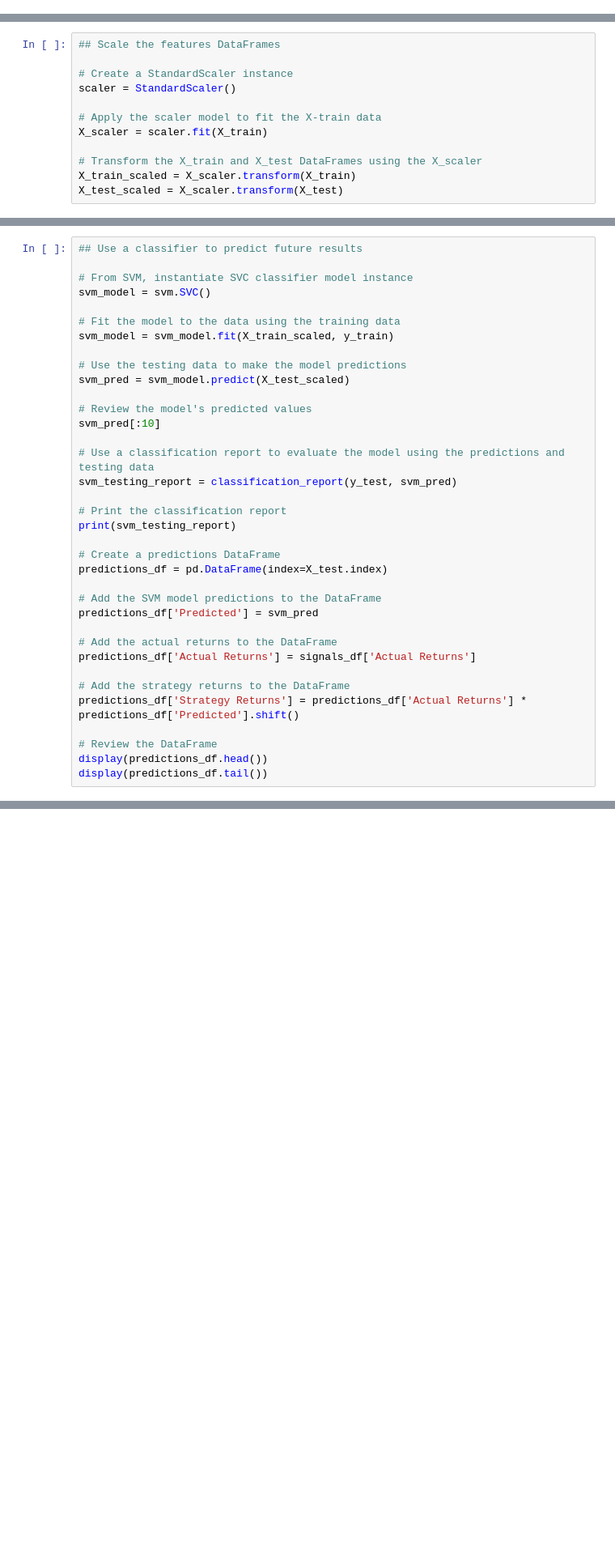
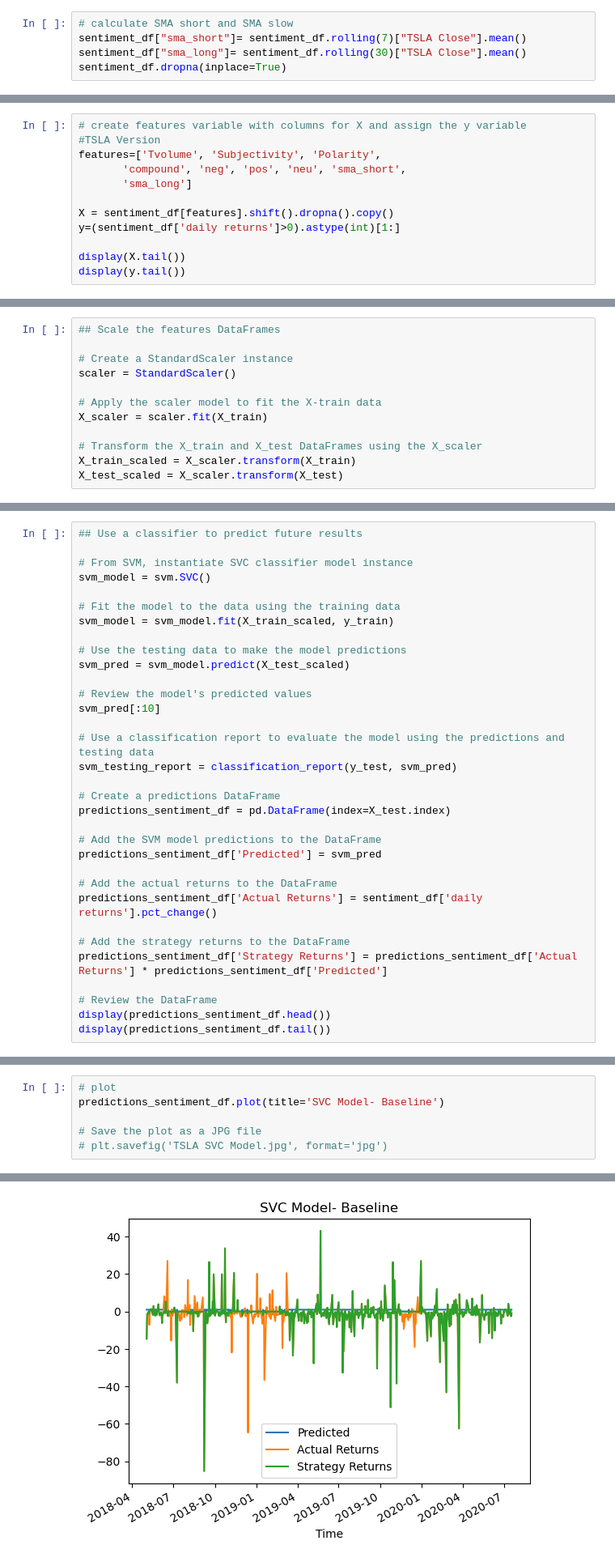
Before and after one commit to bittraidr/Sentiment_Analysis_Study_Multiple_Models, a Jupyter notebook: Branches/Edward.ipynb, the cells around one changed output, grey strips where cells are left out. Shown at 81% size. Drawn from its saved outputs; the diff is of its cells as text; blank space fills up the shorter version.

```diff
--- a/Branches/Edward.ipynb
+++ b/Branches/Edward.ipynb
@@ -148,0 +141,5 @@ NameError: name 'signals_df' is not defined
+# %%
+# calculate SMA short and SMA slow
+sentiment_df["sma_short"]= sentiment_df.rolling(7)["TSLA Close"].mean()
+sentiment_df["sma_long"]= sentiment_df.rolling(30)["TSLA Close"].mean()
+sentiment_df.dropna(inplace=True)
@@ -148,0 +167,12 @@ NameError: name 'signals_df' is not defined
+# %%
+# create features variable with columns for X and assign the y variable
+#TSLA Version
+features=['Tvolume', 'Subjectivity', 'Polarity',
+       'compound', 'neg', 'pos', 'neu', 'sma_short',
+       'sma_long']
+
+X = sentiment_df[features].shift().dropna().copy()
+y=(sentiment_df['daily returns']>0).astype(int)[1:]
+
+display(X.tail())
+display(y.tail())
@@ -213,21 +365,18 @@ svm_pred[:10]
 # Use a classification report to evaluate the model using the predictions and testing data
 svm_testing_report = classification_report(y_test, svm_pred)
 
-# Print the classification report
-print(svm_testing_report)
-
 # Create a predictions DataFrame
-predictions_df = pd.DataFrame(index=X_test.index)
+predictions_sentiment_df = pd.DataFrame(index=X_test.index)
 
 # Add the SVM model predictions to the DataFrame
-predictions_df['Predicted'] = svm_pred
+predictions_sentiment_df['Predicted'] = svm_pred
 
 # Add the actual returns to the DataFrame
-predictions_df['Actual Returns'] = signals_df['Actual Returns']
+predictions_sentiment_df['Actual Returns'] = sentiment_df['daily returns'].pct_change()
 
 # Add the strategy returns to the DataFrame
-predictions_df['Strategy Returns'] = predictions_df['Actual Returns'] * predictions_df['Predicted'].shift()
+predictions_sentiment_df['Strategy Returns'] = predictions_sentiment_df['Actual Returns'] * predictions_sentiment_df['Predicted']
 
 # Review the DataFrame
-display(predictions_df.head())
-display(predictions_df.tail())
+display(predictions_sentiment_df.head())
+display(predictions_sentiment_df.tail())
@@ -269,0 +398,7 @@ baseline_plot.plot()
+# %%
+# plot
+predictions_sentiment_df.plot(title='SVC Model- Baseline')
+
+# Save the plot as a JPG file
+# plt.savefig('TSLA SVC Model.jpg', format='jpg')
+# %% [output]
@@ -269,0 +406 @@ baseline_plot.plot()
+[figure, added]
```
Also changed, not shown: parts of 82 cells of this notebook, 2 other files.
